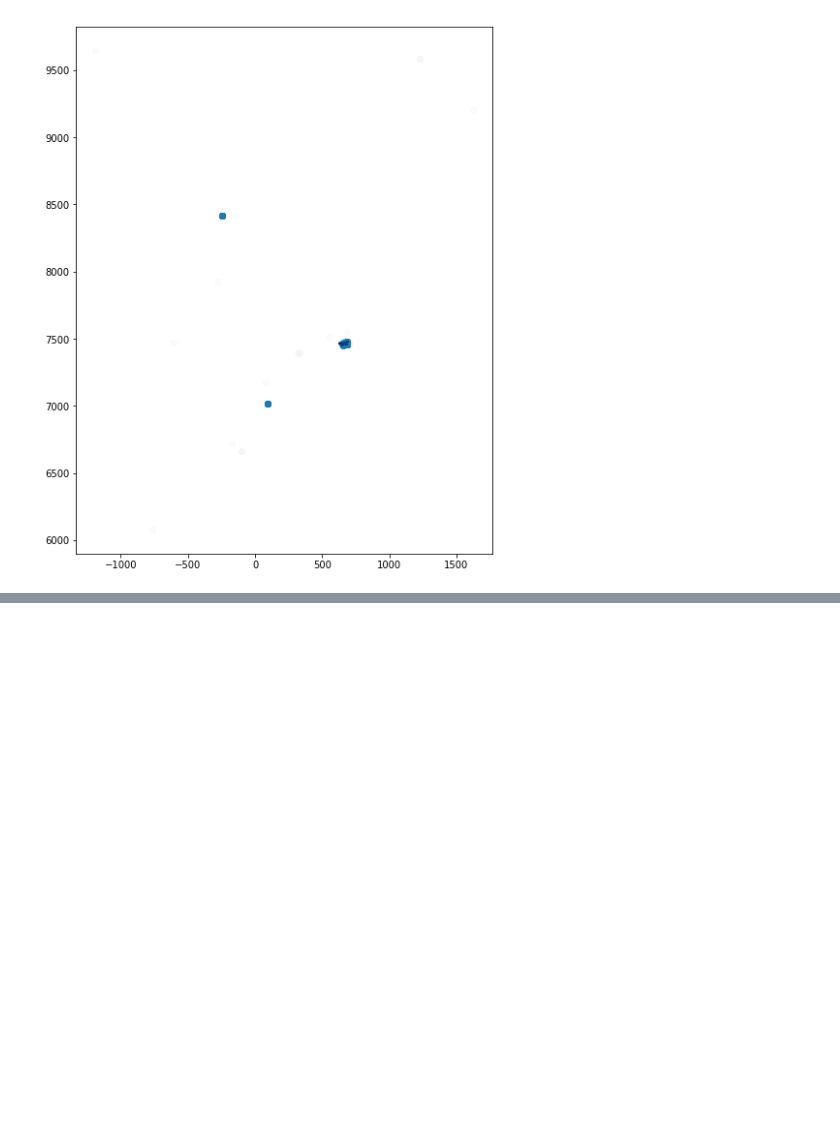
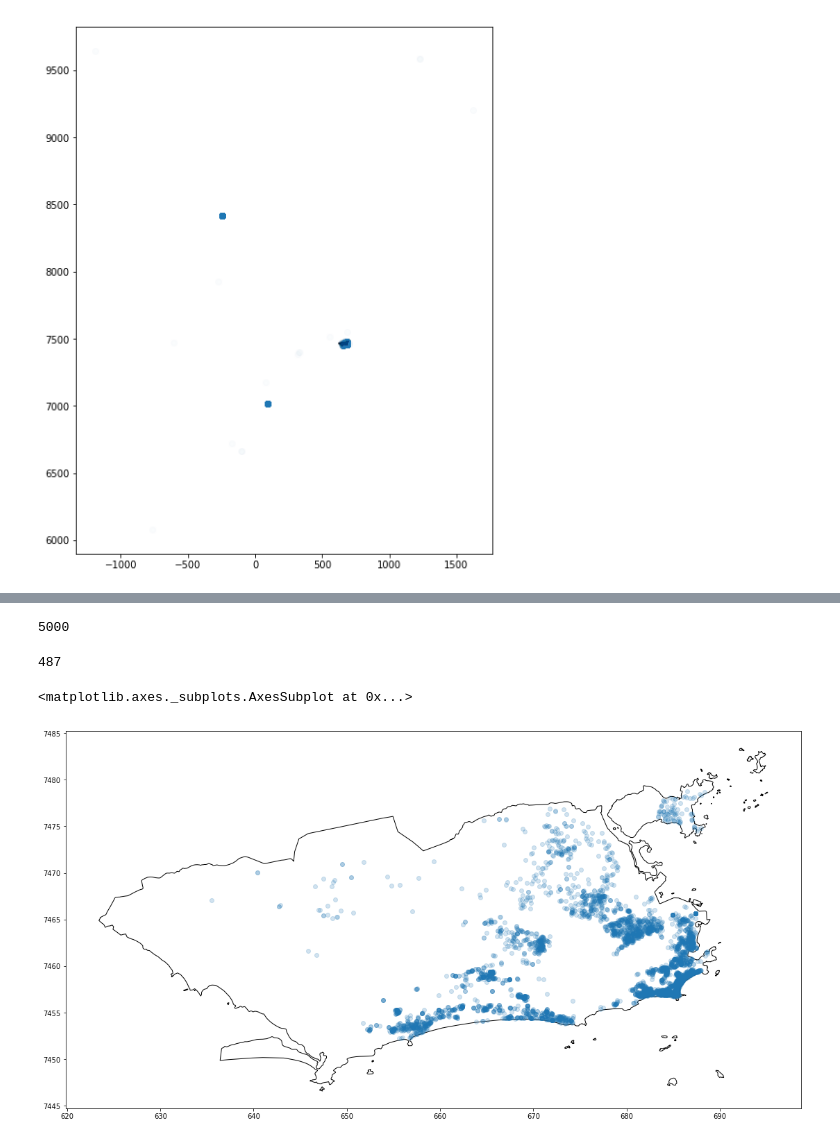
Before and after one commit to jeanhrsouza/learning-geopandas, a Jupyter notebook: 03.Tratamento de Dados/01.Selecionando Pontos Dentro de uma Regiao.ipynb, the cells around one changed output, grey strips where cells are left out. Cells and saved outputs as stored; diff of their text form; code cells hidden in the pictures; blank space fills up the shorter version.

```diff
--- a/03.Tratamento de Dados/01.Selecionando Pontos Dentro de uma Regiao.ipynb
+++ b/03.Tratamento de Dados/01.Selecionando Pontos Dentro de uma Regiao.ipynb
@@ -43,0 +154,19 @@ geo_dados.plot(ax = base, figsize = (20, 10), alpha = 0.02)
+# %%
+antes = geo_dados.shape[0]
+antes
+# %% [output]
+5000
+# %%
+# eliminando os outliers
+geo_dados = geo_dados[geo_dados['geometry'].within(rj.iloc[0].geometry)]
+# %%
+depois = geo_dados.shape[0]
+antes - depois
+# %% [output]
+487
+# %%
+base = rj.plot(color = 'white', edgecolor = 'black', figsize = (20, 10))
+geo_dados.plot(ax = base, figsize = (20, 10), alpha = 0.2)
+# %% [output]
+<matplotlib.axes._subplots.AxesSubplot at 0x...>
+[figure, added]
```
Also changed, not shown: parts of 13 cells of this notebook, 3 other files.
